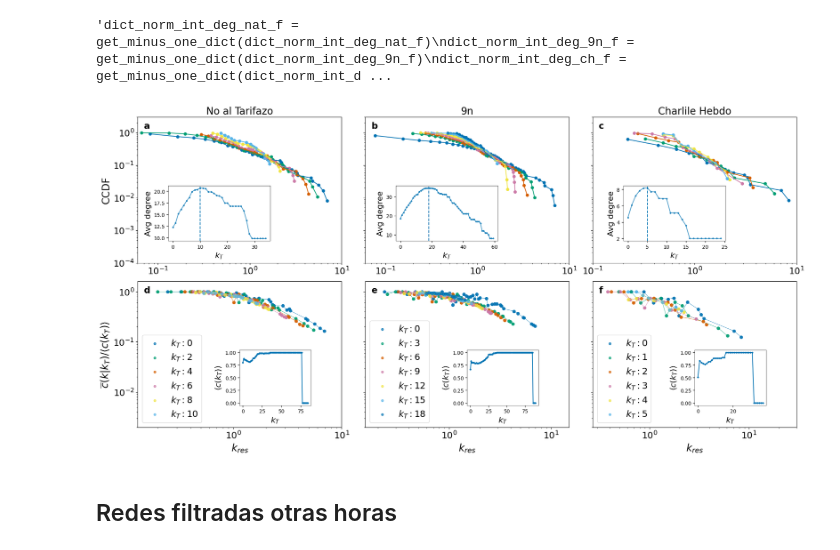
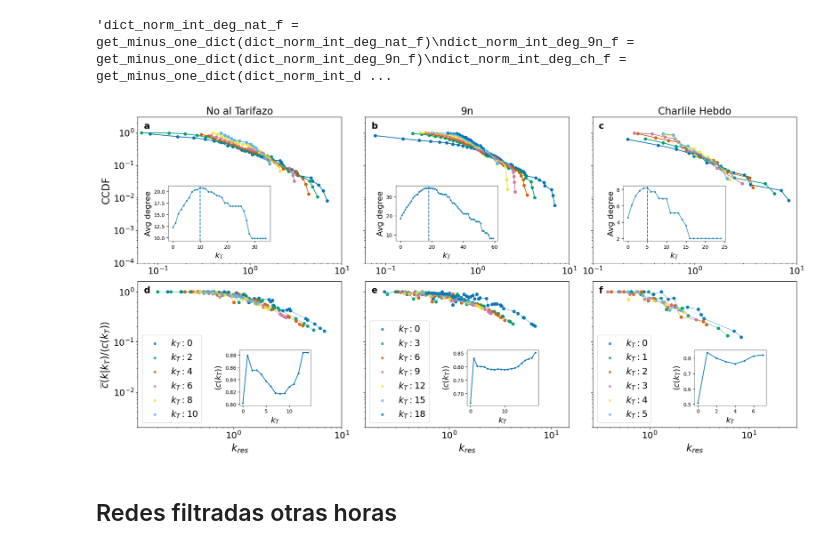
Before and after one commit to Manusua/self-similarity-in-social-movements, a Jupyter notebook: latex_self_similarity.ipynb, the cells around one changed output. Saved outputs shown, nothing was run; the diff lists cells and outputs as text; code cells hidden in the pictures.

Commit message:
Last plots latex

```diff
--- a/latex_self_similarity.ipynb
+++ b/latex_self_similarity.ipynb
@@ -588,7 +588,7 @@ plot_clust_ss_densprob_expbin(axs[3], arr_kt_plot_nat_f, dict_norm_int_deg_nat_f
                              alpha=0.7, marker="o", linewidth=0.8, s=6,
                              ylabel="$\\overline{c}(k|k_T)/\\langle c(k_T)\\rangle$", xlabel="$k_{res}$")
 ax3_inset = axs[3].inset_axes([0.5, 0.15, 0.35, 0.38])
-plot_avg_clust(ax3_inset, dict_thres_avg_clust_nat_f, ylabel="$\\langle c(k_T)\\rangle$", xlabel="$k_T$", xlim=100)
+plot_avg_clust(ax3_inset, dict_thres_avg_clust_nat_f, ylabel="$\\langle c(k_T)\\rangle$", xlabel="$k_T$", xlim=15)
 
 
 
@@ -601,7 +601,7 @@ plot_clust_ss_densprob_expbin(axs[4], arr_kt_plot_9n_f, dict_norm_int_deg_9n_f,
                              alpha=0.7, marker="o", linewidth=0.8, s=6,
                              ylabel="$\\overline{c(Q_n(k_T))}$", xlabel="$k_{res}$")
 ax4_inset = axs[4].inset_axes([0.5, 0.15, 0.35, 0.38])
-plot_avg_clust(ax4_inset, dict_thres_avg_clust_9n_f, ylabel="$\\langle c(k_T)\\rangle$", xlabel="$k_T$", xlim=100)
+plot_avg_clust(ax4_inset, dict_thres_avg_clust_9n_f, ylabel="$\\langle c(k_T)\\rangle$", xlabel="$k_T$", xlim=20)
 
 
 
@@ -616,37 +616,37 @@ plot_clust_ss_densprob_expbin(axs[5], arr_kt_plot_ch_f, dict_norm_int_deg_ch_f,
 
 
 ax5_inset = axs[5].inset_axes([0.5, 0.15, 0.35, 0.38])
-plot_avg_clust(ax5_inset, dict_thres_avg_clust_ch_f, ylabel="$\\langle c(k_T)\\rangle$", xlabel="$k_T$", xlim=50)
+plot_avg_clust(ax5_inset, dict_thres_avg_clust_ch_f, ylabel="$\\langle c(k_T)\\rangle$", xlabel="$k_T$", xlim=8)
 
 
 
 
 letters_plot = ['a', 'b', 'c', 'd', 'e', 'f']
 for index, ax in enumerate(axs):
 	ax.text(0.03, 0.97, letters_plot[index], transform=ax.transAxes, fontsize=18, fontweight="bold",va="top",ha="left")
 
 axs[3].legend(fontsize=18, loc="lower left")
 axs[4].legend(fontsize=18, loc="lower left")
 axs[5].legend(fontsize=18, loc="lower left")
 
 for ax in axs:
 	ax.tick_params(axis='both', which='major', labelsize=18)
 axs[0].set_ylabel("CCDF", fontsize=20)
 
 no_lab = [1,2,4,5]
 for no in no_lab:
 	axs[no].set_ylabel("")
 	axs[no].set_yticklabels([])
 
 axs[0].set_title("No al Tarifazo", fontsize=20)
 axs[1].set_title("9n", fontsize=20)
 axs[2].set_title("Charlile Hebdo", fontsize=20)
 
 plt.tight_layout()
 #plt.savefig(plots_folder + "all_self_sim_exponential_filtered.png", dpi=1000)
 plt.show()
 # %% [output]
-[figure, old version]
+[figure, new version]
 # %% [markdown]
 ## Redes filtradas otras horas
 # %%
```
Also changed, not shown: parts of 2 cells of this notebook, 23 other files.
